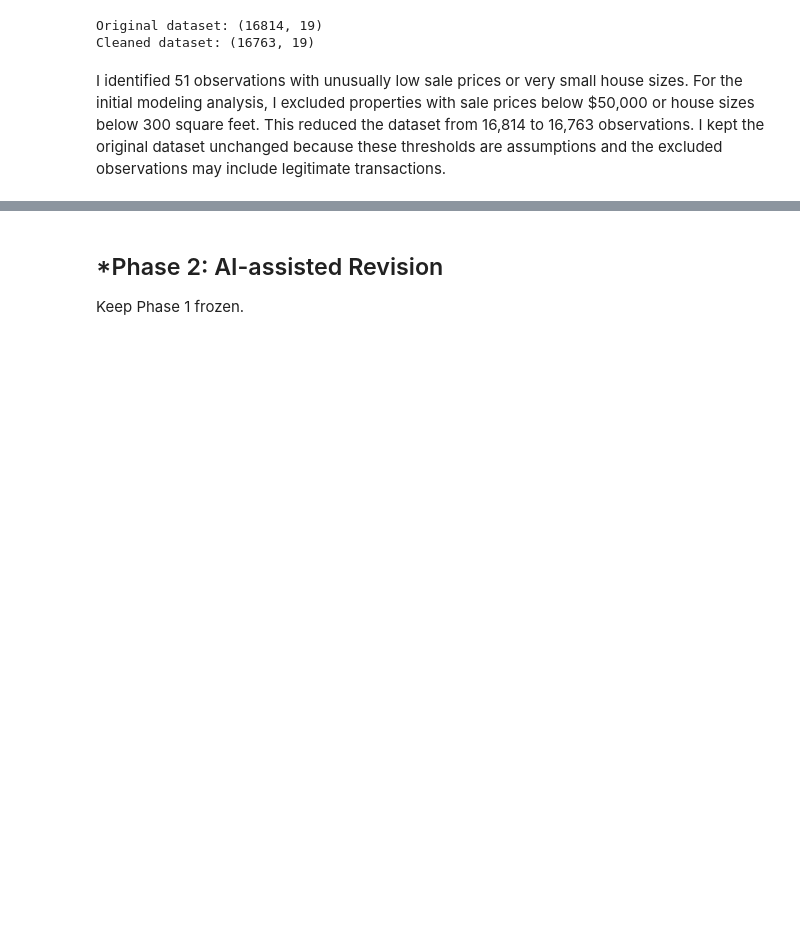
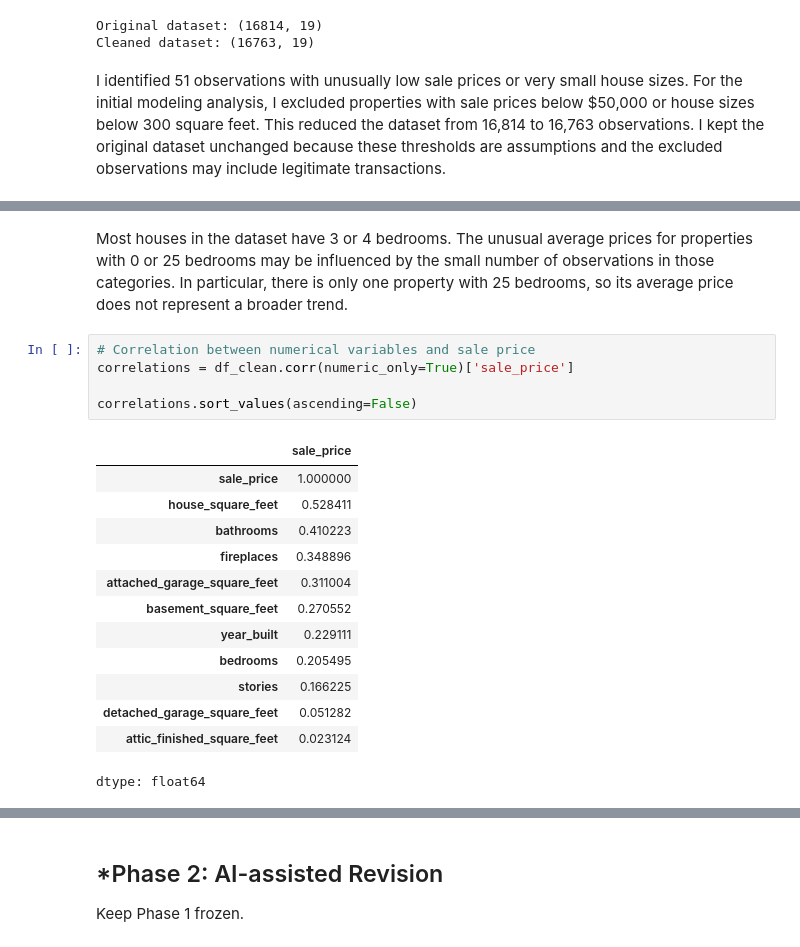
Before and after one commit to hwayalew/L02-hedonic-pricing, a Jupyter notebook: notebook.ipynb, the cells around one changed output, grey strips where cells are left out. Saved outputs shown, nothing was run; the diff lists cells and outputs as text; blank space fills up the shorter version.

Commit message:
correlation analysis

```diff
--- a/notebook.ipynb
+++ b/notebook.ipynb
@@ -250,0 +284,21 @@ I identified 51 observations with unusually low sale prices or very small house
+# %% [markdown]
+Most houses in the dataset have 3 or 4 bedrooms. The unusual average prices for properties with 0 or 25 bedrooms may be influenced by the small number of observations in those categories. In particular, there is only one property with 25 bedrooms, so its average price does not represent a broader trend.
+# %%
+# Correlation between numerical variables and sale price
+correlations = df_clean.corr(numeric_only=True)['sale_price']
+
+correlations.sort_values(ascending=False)
+# %% [output]
+|  | sale_price |
+| sale_price | 1.000000 |
+| house_square_feet | 0.528411 |
+| bathrooms | 0.410223 |
+| fireplaces | 0.348896 |
+| attached_garage_square_feet | 0.311004 |
+| basement_square_feet | 0.270552 |
+| year_built | 0.229111 |
+| bedrooms | 0.205495 |
+| stories | 0.166225 |
+| detached_garage_square_feet | 0.051282 |
+| attic_finished_square_feet | 0.023124 |
+dtype: float64
```
Also changed, not shown: parts of 4 cells of this notebook.
